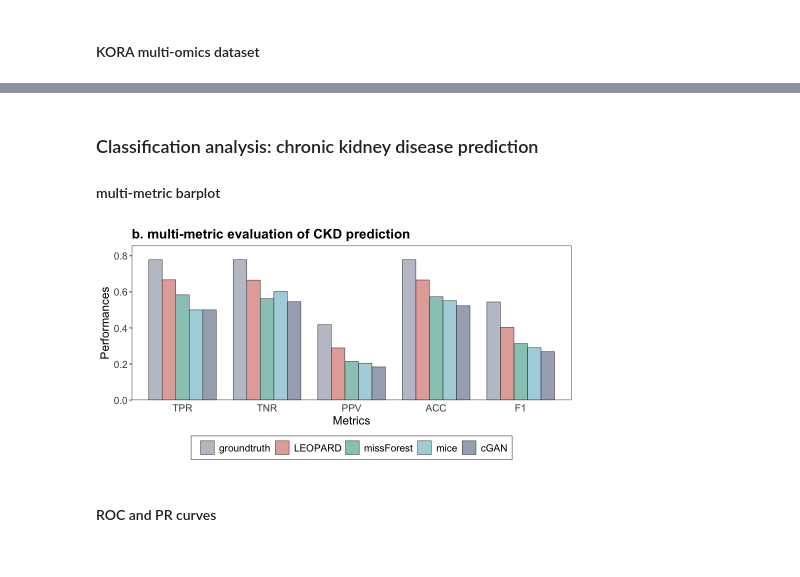
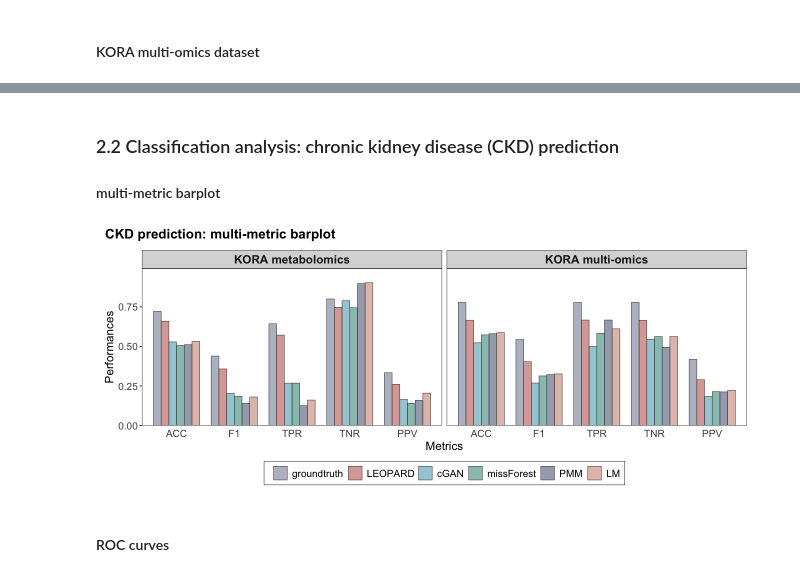
Before and after one commit to HAN-Siyu/LEOPARD, a Jupyter notebook: plot.ipynb, the cells around one changed output, grey strips where cells are left out. Cells and saved outputs as stored; diff of their text form; code cells hidden in the pictures.

```diff
--- a/plot.ipynb
+++ b/plot.ipynb
@@ -266,20 +349,21 @@ We use the following function to visualize UMAP embeddings.
 # %%
 generate_umap_plot <- function(input_plotData, point_size = 1, point_alpha = I(0.9), title = "") {
     # format method order in the plot
-    input_plotData$group  <- factor(input_plotData$group, levels = c("LEOPARD", "mice", "missForest", "cGAN"))
+    input_plotData[["group"]]  <- factor(input_plotData[["group"]],
+                                         levels = c("LEOPARD", "cGAN", "missForest", "PMM", "GLMM"))
 
     # format data source order in the plot
-    input_plotData$source <- factor(input_plotData$source,
-                                    levels = c("Observed data (t1)", "Observed data (t2)", "Imputed data (t2)"))
+    input_plotData[["source"]] <- factor(input_plotData[["source"]],
+                                         levels = c("Observed data (t1)", "Observed data (t2)", "Imputed data (t2)"))
 
     # visualize UMAP embeddings
     plot_umap <- ggplot(data = input_plotData, aes(x = V1, y = V2, color = source))+
         geom_point(shape = 16, alpha = point_alpha, size = point_size) +
         # stat_ellipse(aes(colour = source), linewidth = 0.4, alpha = 0.9, lty = 2) + # add ellipse?
         facet_wrap(~ group, scales = "fixed", nrow = 1) +
-        scale_colour_manual(values = c(pal_nejm("default")(8)[c(1)],
-                                       pal_startrek("uniform")(7)[c(2)],
-                                       pal_npg("nrc")(9)[c(3)])) +
+        scale_colour_manual(values = c(pal_nejm("default", alpha = 0.55)(1),
+                                       pal_npg("nrc", alpha = 0.55)(3)[3],
+                                       pal_npg("nrc", alpha = 0.7)(4)[4])) +
         theme_bw() +
         scale_y_continuous(expand = expansion(c(0.1, 0.1))) +
         scale_x_continuous(expand = expansion(c(0.1, 0.1))) +
@@ -398,54 +540,54 @@ plot_volcano
 # %% [markdown]
-### Classification analysis: chronic kidney disease prediction
+### 2.2 Classification analysis: chronic kidney disease (CKD) prediction
 #### multi-metric barplot
 # %%
-options(repr.plot.width = 8, repr.plot.height = 4)
+options(repr.plot.width = 11, repr.plot.height = 4.5)
 
 # load multi-metric data
 barPlot_data <- read.csv("data/plotData/caseStudy_classification_metrics.csv")
-barPlot_data$Method <- factor(barPlot_data$Method,
-                              levels = c('groundtruth', 'LEOPARD', 'missForest', 'mice', 'cGAN'))
-barPlot_data$Metric <- factor(barPlot_data$Metric,
-                              levels = c('Sensitivity', 'Specificity', 'Precision', 'Balanced Accuracy', 'F1 Score'))
+barPlot_data[["Data_source"]] <- factor(barPlot_data[["Data_source"]],
+                                        levels = c('groundtruth', 'LEOPARD', 'cGAN', 'missForest', 'PMM', 'LM'))
+barPlot_data[["Metric"]] <- factor(barPlot_data[["Metric"]],
+                                   levels = c('Balanced Accuracy', 'F1 Score', 'Sensitivity', 'Specificity', 'Precision'))
 
 # generate bar plot
-plot_bar <- ggplot(data = barPlot_data, aes(x = Metric, y = Performance, fill = Method)) +
+plot_bar <- ggplot(data = barPlot_data, aes(x = Metric, y = Performance, fill = Data_source)) +
     geom_bar(stat = "identity", position = position_dodge(), colour = "gray30", linewidth = 0.3, width = 0.8) +
     scale_fill_manual(values = colorspace::darken(c(
         pal_npg(alpha = 0.5)(9)[c(6)],
-        pal_npg(alpha = 0.5)(9)[c(1,3,2,4)]), 0.1)
+        pal_npg(alpha = 0.5)(5)), 0.18)
         ) +
     theme_bw() +
     scale_x_discrete(labels = c('Sensitivity' = 'TPR', 'Specificity' = 'TNR',
                                 'Precision' = 'PPV', 'Balanced Accuracy' = 'ACC',
                                 'F1 Score' = 'F1')) +
     scale_y_continuous(expand = expansion(c(0.0, 0.1))) +
+    facet_wrap(~ Dataset, nrow = 1, scales = "fixed") +
     theme(legend.position    = 'bottom',
           panel.grid.minor.x = element_blank(),
           panel.grid.minor.y = element_blank(),
           panel.grid.major.x = element_blank(),
           panel.grid.major.y = element_blank(),
           axis.ticks.x = element_blank(),
-          plot.title   = element_text(size = 16, face = "bold"),
           axis.text.x  = element_text(size = 12),
           axis.text.y  = element_text(size = 12),
           axis.title.y = element_text(size = 14),
           axis.title.x = element_text(size = 14),
           legend.text  = element_text(size = 12, face = 'plain'),
           legend.title = element_blank(),
           legend.background = element_blank(),
           legend.box.background = element_rect(color = "black", linewidth = 0.25),
           legend.key = element_rect(fill = NA),
           strip.text = element_text(size = 14, face = "bold")) +
     guides(fill = guide_legend(nrow = 1,byrow = TRUE)
     ) +
     labs(x = "Metrics", y = "Performances") +
-    labs(colour = "DataSource") +
-    ggtitle("b. multi-metric evaluation of CKD prediction")
+    labs(colour = "DataSource")
 
-plot_bar
+plot_bar + plot_annotation(title = "CKD prediction: multi-metric barplot",
+                           theme = theme(plot.title = element_text(size = 16, face = "bold")))
 # %% [output]
-[figure, old version]
+[figure, new version]
 # %% [markdown]
-#### ROC and PR curves
+#### ROC curves
 # %%
```
Also changed, not shown: parts of 26 cells of this notebook.
